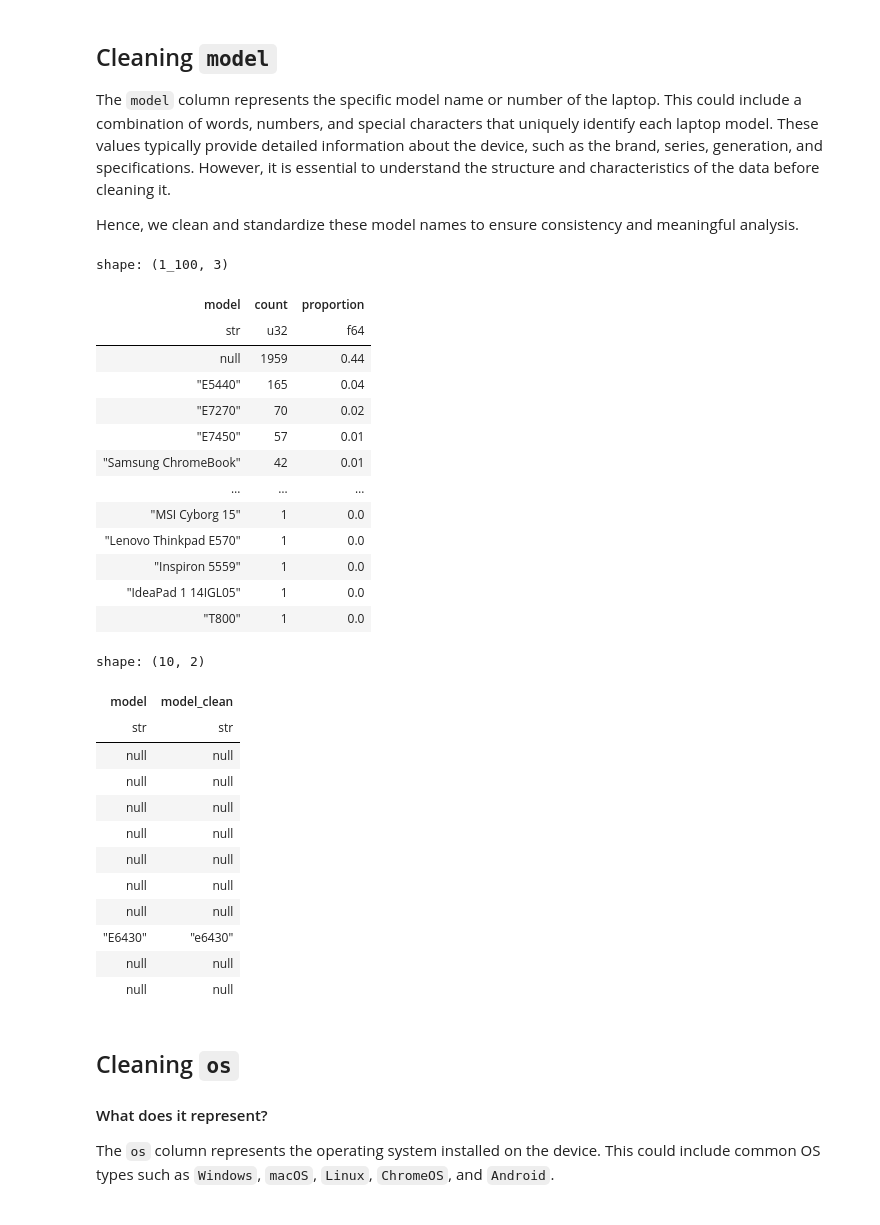
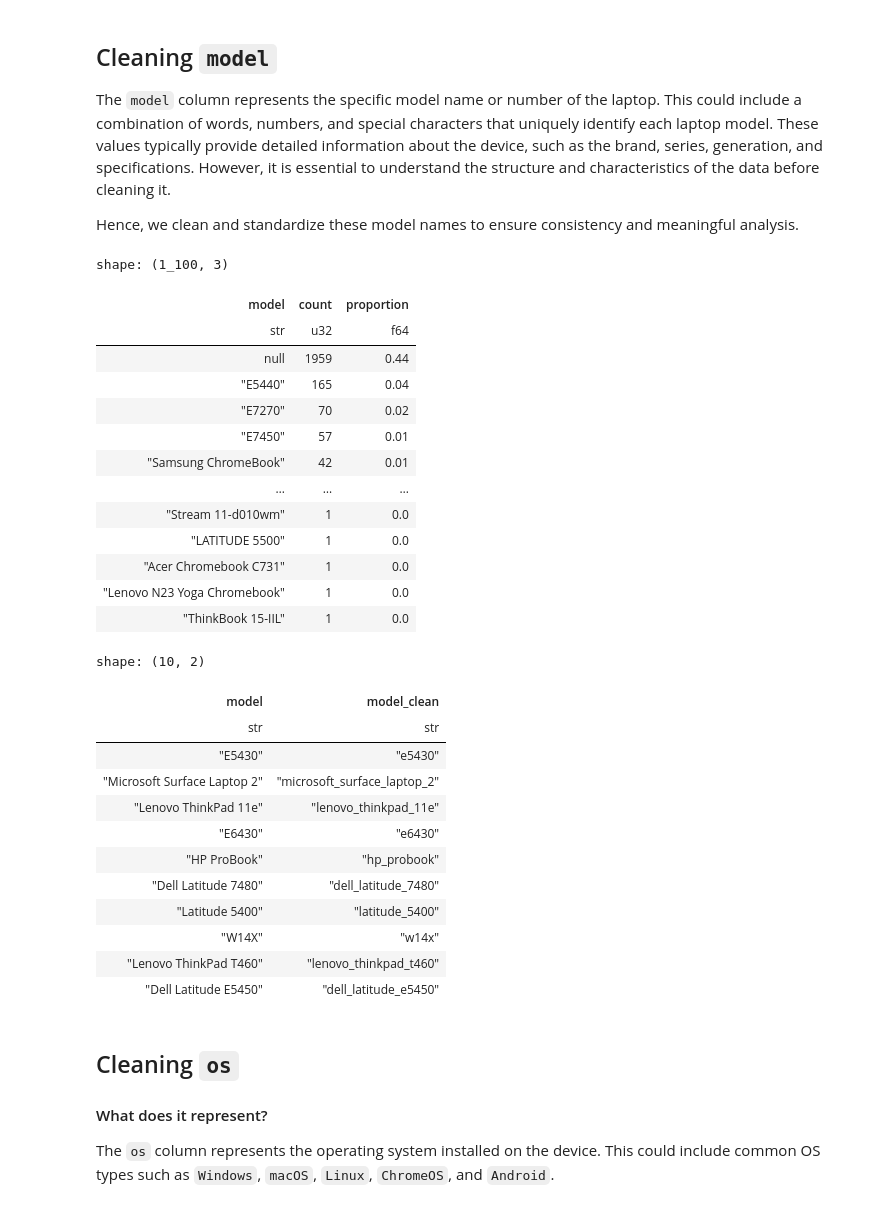
Before and after one commit to jxareas/laptop-price-catboost, a Jupyter notebook: notebooks/laptop_data_cleansing.ipynb, the cells around one changed output. Cells and saved outputs as stored; diff of their text form; code cells hidden in the pictures.

```diff
--- a/notebooks/laptop_data_cleansing.ipynb
+++ b/notebooks/laptop_data_cleansing.ipynb
@@ -2404,7 +2375,7 @@ The `model` column represents the specific model name or number of the laptop. T
 
 Hence, we clean and standardize these model names to ensure consistency and meaningful analysis.
 # %%
-value_counts_with_proportion(dataframe=df, col='model')
+value_counts_with_proportion(df['model'])
 # %% [output]
 shape: (1_100, 3)
 | model | count | proportion |
@@ -2415,38 +2386,40 @@ shape: (1_100, 3)
 | "E7450" | 57 | 0.01 |
 | "Samsung ChromeBook" | 42 | 0.01 |
 | … | … | … |
-| "MSI Cyborg 15" | 1 | 0.0 |
-| "Lenovo Thinkpad E570" | 1 | 0.0 |
-| "Inspiron 5559" | 1 | 0.0 |
-| "IdeaPad 1 14IGL05" | 1 | 0.0 |
-| "T800" | 1 | 0.0 |
+| "Stream 11-d010wm" | 1 | 0.0 |
+| "LATITUDE 5500" | 1 | 0.0 |
+| "Acer Chromebook C731" | 1 | 0.0 |
+| "Lenovo N23 Yoga Chromebook" | 1 | 0.0 |
+| "ThinkBook 15-IIL" | 1 | 0.0 |
 # %%
 # Cleaning and standardizing the `model` variable
 df = df.with_columns(
     pl.col('model')
     .str.to_lowercase()  # Convert the string to lowercase
     .str.replace_all(r'\s+', '_')  # Replace spaces with underscores
     .str.replace_all(r'[^a-z0-9_]', '')  # Remove non-alphanumeric characters (except underscores)
     .alias('model_clean')  # Create a new column with the cleaned model names
 )
 
 df.select(
     'model', 'model_clean'
+).filter(
+    pl.col('model').is_not_null()
 ).head(n=10)
 # %% [output]
 shape: (10, 2)
 | model | model_clean |
 | str | str |
-| null | null |
-| null | null |
-| null | null |
-| null | null |
-| null | null |
-| null | null |
-| null | null |
+| "E5430" | "e5430" |
+| "Microsoft Surface Laptop 2" | "microsoft_surface_laptop_2" |
+| "Lenovo ThinkPad 11e" | "lenovo_thinkpad_11e" |
 | "E6430" | "e6430" |
-| null | null |
-| null | null |
+| "HP ProBook" | "hp_probook" |
+| "Dell Latitude 7480" | "dell_latitude_7480" |
+| "Latitude 5400" | "latitude_5400" |
+| "W14X" | "w14x" |
+| "Lenovo ThinkPad T460" | "lenovo_thinkpad_t460" |
+| "Dell Latitude E5450" | "dell_latitude_e5450" |
 # %% [markdown]
 ## Cleaning `os`
 
```
Also changed, not shown: parts of 54 cells of this notebook, 1 other file.
